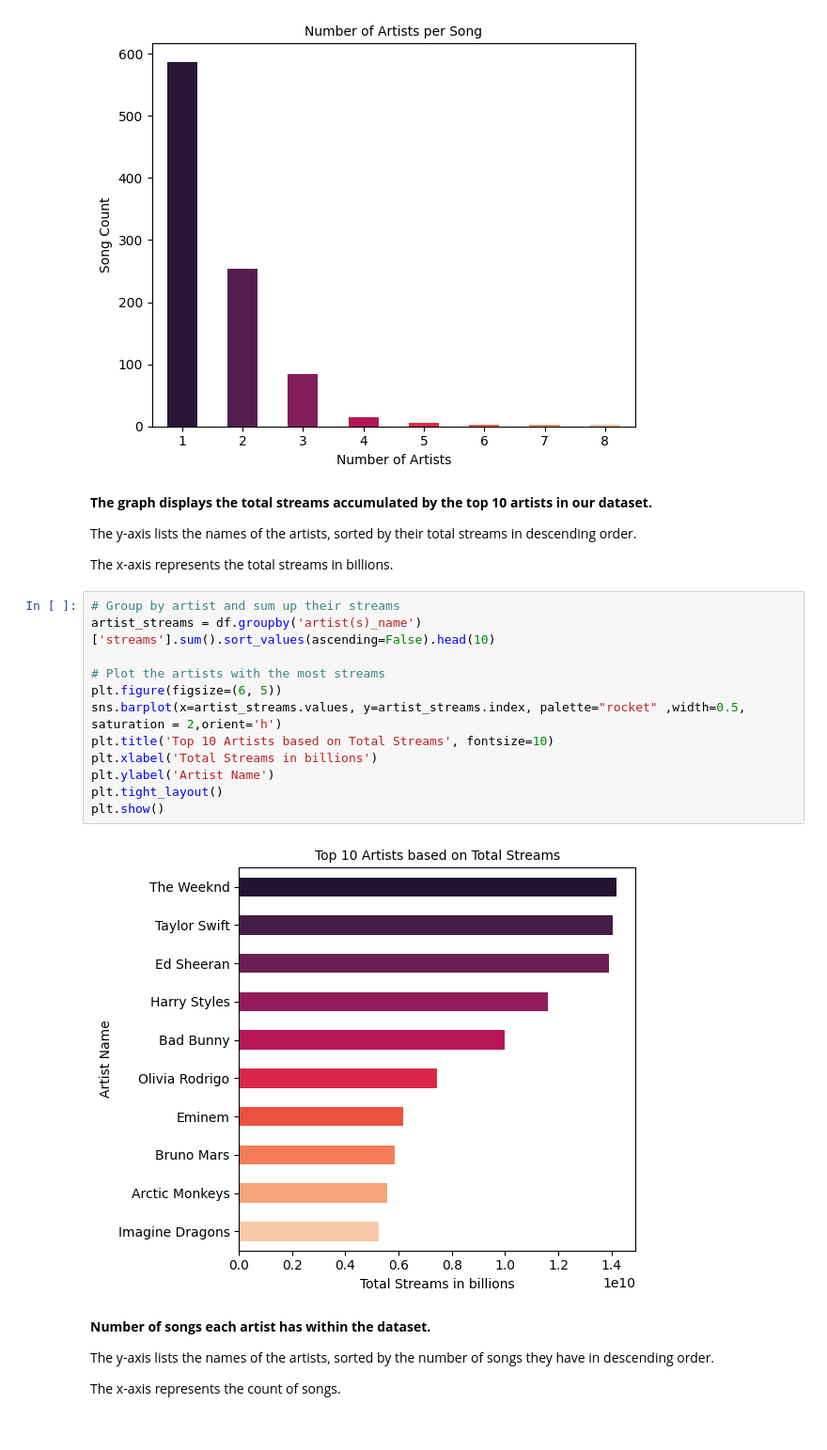
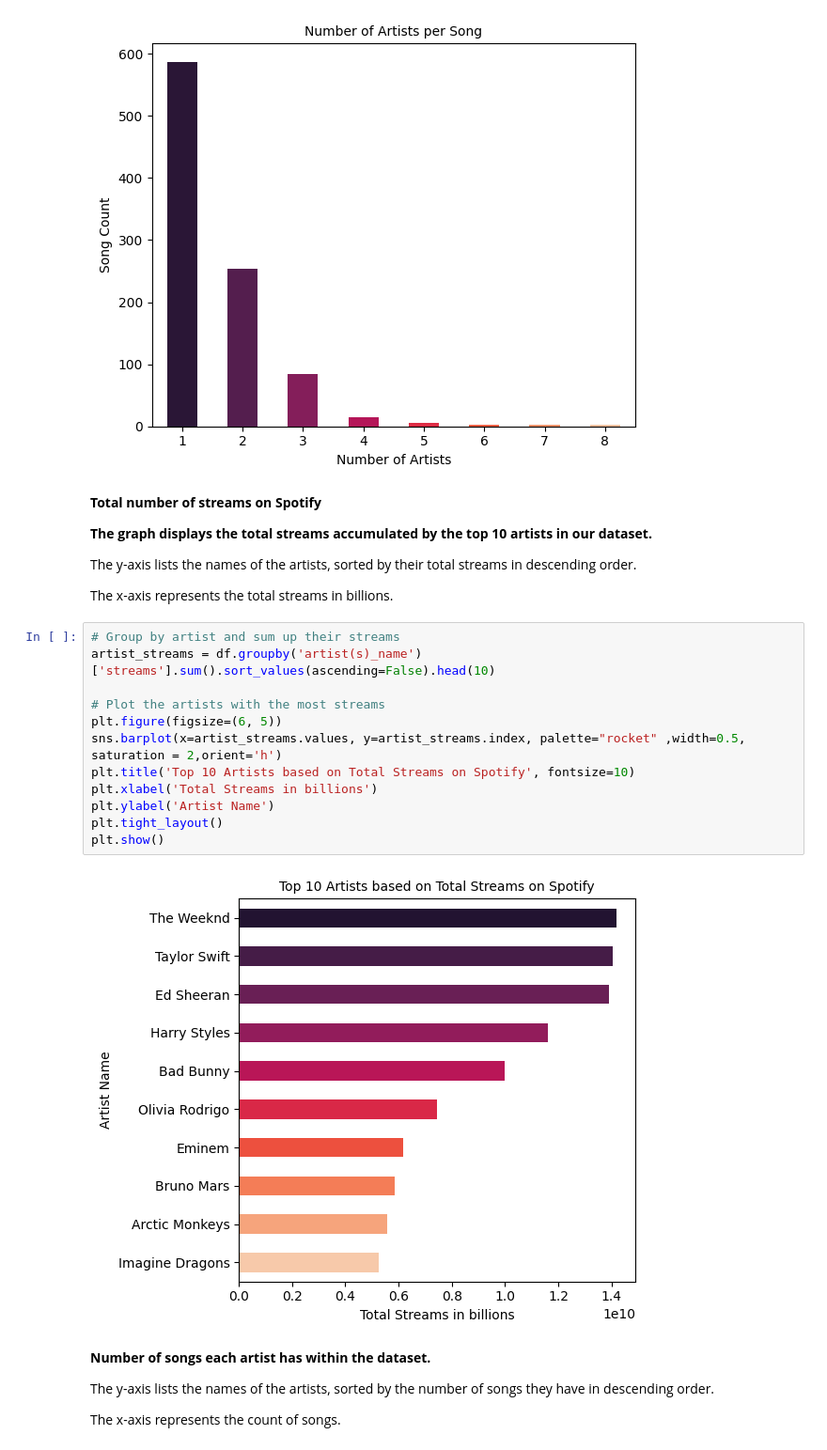
Before and after one commit to janaStani/CPA-MSSS, a Jupyter notebook: cross-platform-analysis.ipynb, the cells around one changed output. Shown at 94% size. Saved outputs shown, nothing was run; the diff lists cells and outputs as text.

```diff
--- a/cross-platform-analysis.ipynb
+++ b/cross-platform-analysis.ipynb
@@ -180,6 +180,8 @@ plt.show()
 # %% [output]
 [figure]
 # %% [markdown]
+**Total number of streams on Spotify**
+
 **The graph displays the total streams accumulated by the top 10 artists in our dataset.**
 
 The y-axis lists the names of the artists, sorted by their total streams in descending order.
@@ -188,17 +190,17 @@ The x-axis represents the total streams in billions.
 # %%
 # Group by artist and sum up their streams
 artist_streams = df.groupby('artist(s)_name')['streams'].sum().sort_values(ascending=False).head(10)
 
 # Plot the artists with the most streams
 plt.figure(figsize=(6, 5))
 sns.barplot(x=artist_streams.values, y=artist_streams.index, palette="rocket" ,width=0.5, saturation = 2,orient='h')
-plt.title('Top 10 Artists based on Total Streams', fontsize=10)
+plt.title('Top 10 Artists based on Total Streams on Spotify', fontsize=10)
 plt.xlabel('Total Streams in billions')
 plt.ylabel('Artist Name')
 plt.tight_layout()
 plt.show()
 # %% [output]
-[figure, old version]
+[figure, new version]
 # %% [markdown]
  **Number of songs each artist has within the dataset.**
 
```
Also changed, not shown: parts of 3 cells of this notebook.
